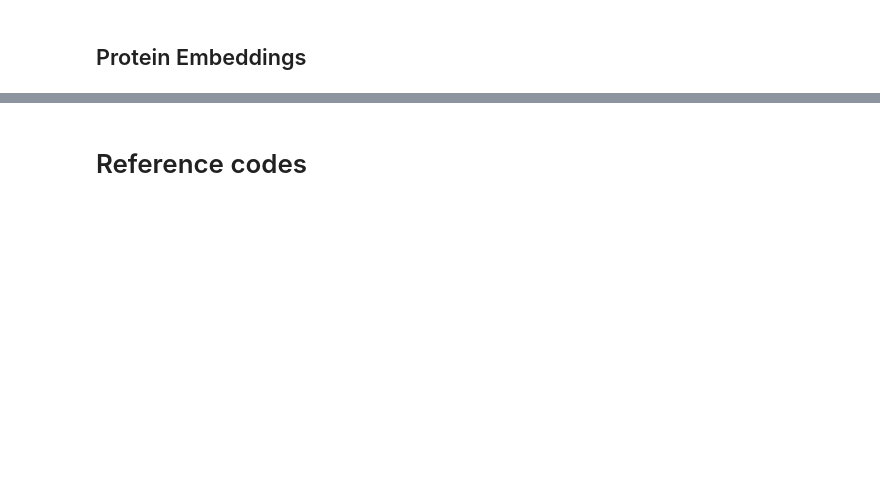
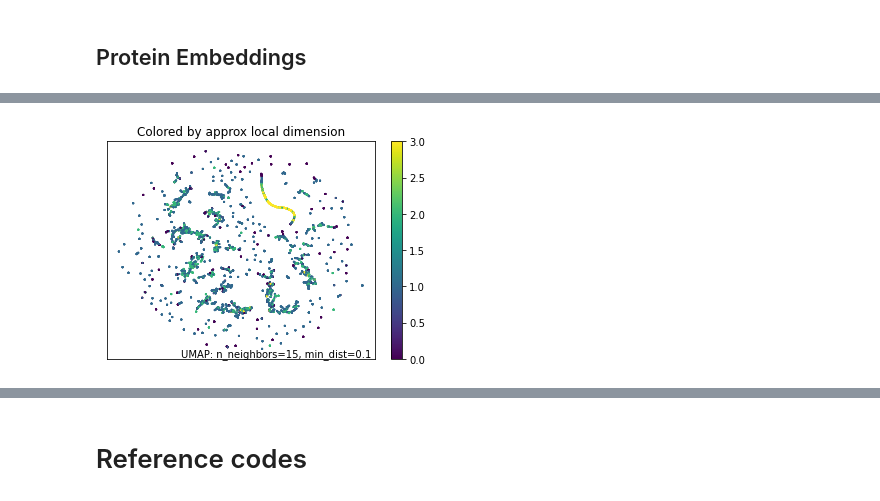
Before and after one commit to tengann/IAV_PPI_Graph_Embedding_Review, a Jupyter notebook: UMAP_plot.ipynb, the cells around one changed output, grey strips where cells are left out. Cells and saved outputs as stored; diff of their text form; code cells hidden in the pictures; blank space fills up the shorter version.

```diff
--- a/UMAP_plot.ipynb
+++ b/UMAP_plot.ipynb
@@ -232,0 +374,6 @@ fig.delaxes(axs[8])
+# %%
+## Local dimensions
+## Embeddings more accurate in regions where the points have consistently lower local dimension.
+local_dims = umap.plot.diagnostic(mapper, diagnostic_type='local_dim')
+# %% [output]
+[figure, added]
```
Also changed, not shown: parts of 70 cells of this notebook, 3 other files.
